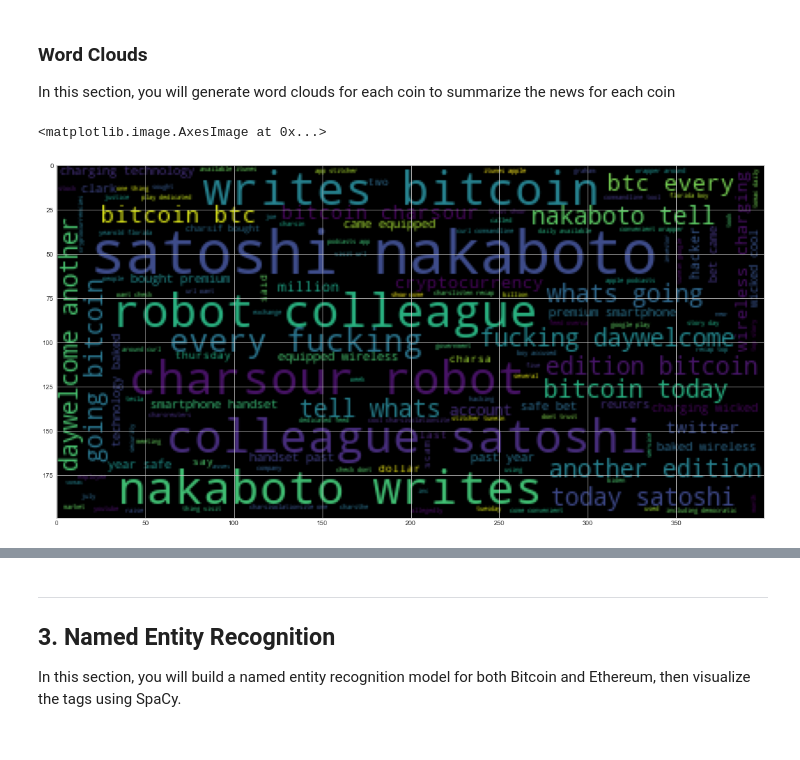
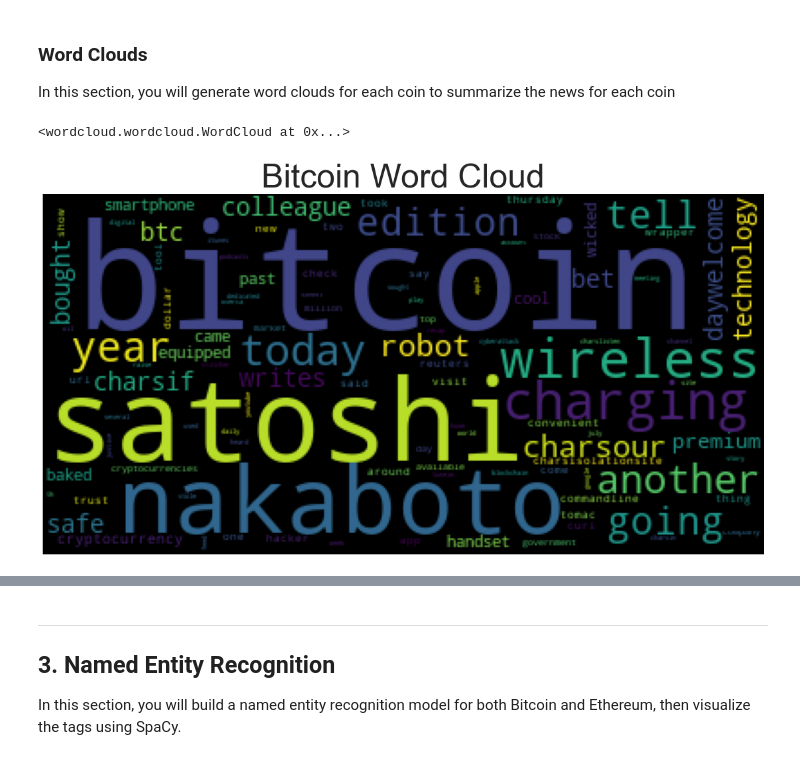
Before and after one commit to zeldi100/NLP_application, a Jupyter notebook: crypto_sentiment.ipynb, the cells around one changed output, grey strips where cells are left out. Saved outputs shown, nothing was run; the diff lists cells and outputs as text; code cells hidden in the pictures.

```diff
--- a/crypto_sentiment.ipynb
+++ b/crypto_sentiment.ipynb
@@ -232,7 +233,7 @@ bitcoin_df.text[0]
 # %%
 # Expand the default stopwords list if necessary
 # We can define our own list of stopwords to add to the default nltk words
-sw_addon = {'youve','yet'}
+sw_addon = {'youve','yet', 'every', 'fucking', 'want', 'dont', 'whats'}
 # %%
 # Complete the tokenizer function
 # Define function
@@ -362,11 +364,14 @@ import matplotlib as mpl
 mpl.rcParams['figure.figsize'] = [20.0, 10.0]
 # %%
 # Generate the Bitcoin word cloud
-big_string = ' '.join(bitcoin_string_tokenized)
-wc = WordCloud().generate(big_string)
+bitcoin_big_string = ' '.join(bitcoin_string_tokenized)
+wc = WordCloud(collocations = False).generate(bitcoin_big_string)
+plt.title("Bitcoin Word Cloud", fontsize = 50)
+plt.axis("off")
 plt.imshow(wc)
+wc.to_file("Images/bitcoin_wordcloud.png")
 # %% [output]
-<matplotlib.image.AxesImage at 0x...>
+<wordcloud.wordcloud.WordCloud at 0x...>
-[figure, old version]
+[figure, new version]
 # %%
 # Generate the Ethereum word cloud
```
Also changed, not shown: parts of 28 cells of this notebook, 2 other files.
